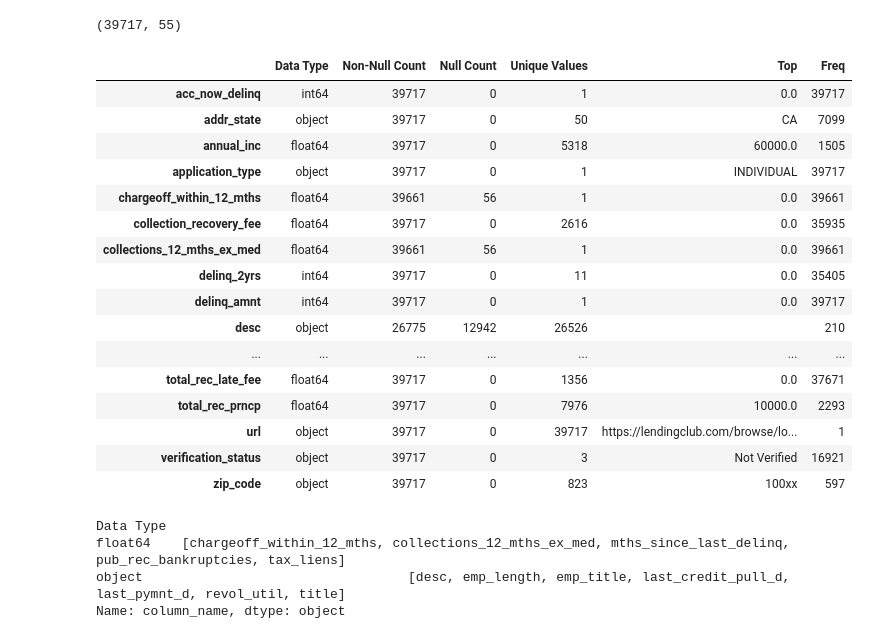
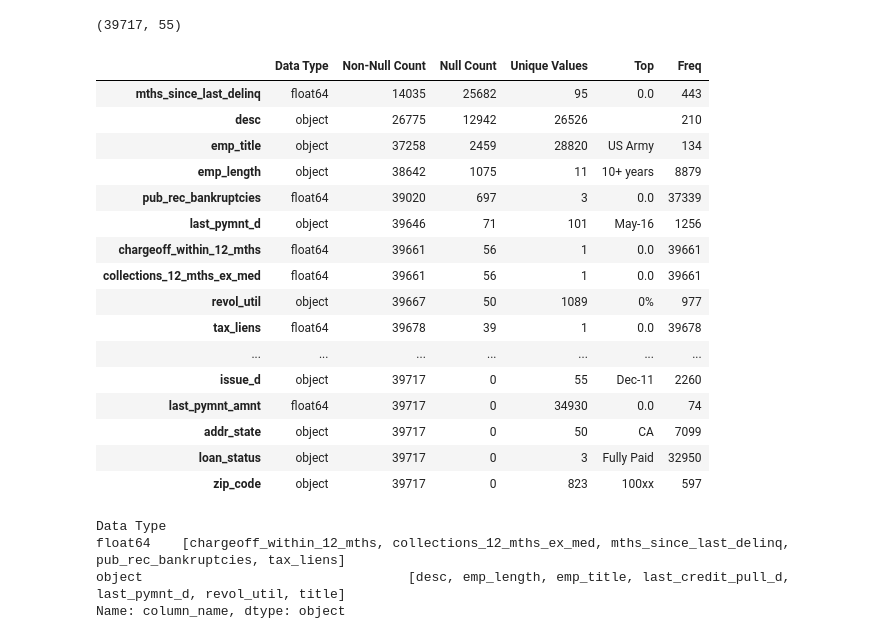
Before and after one commit to dsharma3/LendingClubCaseStudy, a Jupyter notebook: DivyeshSharma.ipynb, the cells around one changed output. Drawn from its saved outputs; the diff is of its cells as text; code cells hidden in the pictures.

```diff
--- a/DivyeshSharma.ipynb
+++ b/DivyeshSharma.ipynb
@@ -40,6 +15,6 @@ warnings.filterwarnings("ignore")
 # %%
-df_plot = pd.read_csv("loan.csv", low_memory=False)
-df_plot.shape
+df = pd.read_csv("loan.csv", low_memory=False)
+df.shape
 # %% [output]
 (39717, 111)
 # %%
@@ -95,9 +58,9 @@ combinedInfo(df_plot)
 # %%
 # Get the percentage of null values in each column
-null_percentage = df_plot.isnull().mean() * 100
+null_percentage = df.isnull().mean() * 100
 
 # Extract column names with 100% null values
 columns_with_nulls = null_percentage[null_percentage >= 75].index.tolist()
 
-columns_with_nulls
+len(columns_with_nulls)
 # %% [output]
@@ -121,30 +68,30 @@ columns_with_nulls
 # %%
 # Drop columns with >=75% null values
-df = df_plot.drop(columns=columns_with_nulls)
+df = df.drop(columns=columns_with_nulls)
 # %%
 df.shape
 # %% [output]
 (39717, 55)
 # %%
 df_combined = combinedInfo(df)
-df_combined
+df_combined.sort_values(by="Null Count", ascending=False)
 # %% [output]
 |  | Data Type | Non-Null Count | Null Count | Unique Values | Top | Freq |
-| acc_now_delinq | int64 | 39717 | 0 | 1 | 0.0 | 39717 |
+| mths_since_last_delinq | float64 | 14035 | 25682 | 95 | 0.0 | 443 |
+| desc | object | 26775 | 12942 | 26526 |  | 210 |
+| emp_title | object | 37258 | 2459 | 28820 | US Army | 134 |
+| emp_length | object | 38642 | 1075 | 11 | 10+ years | 8879 |
+| pub_rec_bankruptcies | float64 | 39020 | 697 | 3 | 0.0 | 37339 |
+| last_pymnt_d | object | 39646 | 71 | 101 | May-16 | 1256 |
+| chargeoff_within_12_mths | float64 | 39661 | 56 | 1 | 0.0 | 39661 |
+| collections_12_mths_ex_med | float64 | 39661 | 56 | 1 | 0.0 | 39661 |
+| revol_util | object | 39667 | 50 | 1089 | 0% | 977 |
+| tax_liens | float64 | 39678 | 39 | 1 | 0.0 | 39678 |
+| ... | ... | ... | ... | ... | ... | ... |
+| issue_d | object | 39717 | 0 | 55 | Dec-11 | 2260 |
+| last_pymnt_amnt | float64 | 39717 | 0 | 34930 | 0.0 | 74 |
 | addr_state | object | 39717 | 0 | 50 | CA | 7099 |
-| annual_inc | float64 | 39717 | 0 | 5318 | 60000.0 | 1505 |
-| application_type | object | 39717 | 0 | 1 | INDIVIDUAL | 39717 |
-| chargeoff_within_12_mths | float64 | 39661 | 56 | 1 | 0.0 | 39661 |
-| collection_recovery_fee | float64 | 39717 | 0 | 2616 | 0.0 | 35935 |
-| collections_12_mths_ex_med | float64 | 39661 | 56 | 1 | 0.0 | 39661 |
-| delinq_2yrs | int64 | 39717 | 0 | 11 | 0.0 | 35405 |
-| delinq_amnt | int64 | 39717 | 0 | 1 | 0.0 | 39717 |
-| desc | object | 26775 | 12942 | 26526 |  | 210 |
-| ... | ... | ... | ... | ... | ... | ... |
-| total_rec_late_fee | float64 | 39717 | 0 | 1356 | 0.0 | 37671 |
-| total_rec_prncp | float64 | 39717 | 0 | 7976 | 10000.0 | 2293 |
-| url | object | 39717 | 0 | 39717 | https://lendingclub.com/browse/lo... | 1 |
-| verification_status | object | 39717 | 0 | 3 | Not Verified | 16921 |
+| loan_status | object | 39717 | 0 | 3 | Fully Paid | 32950 |
 | zip_code | object | 39717 | 0 | 823 | 100xx | 597 |
 # %%
 # identifying columns having null values and trying to impute it.
```
Also changed, not shown: parts of 22 cells of this notebook, 1 other file.
